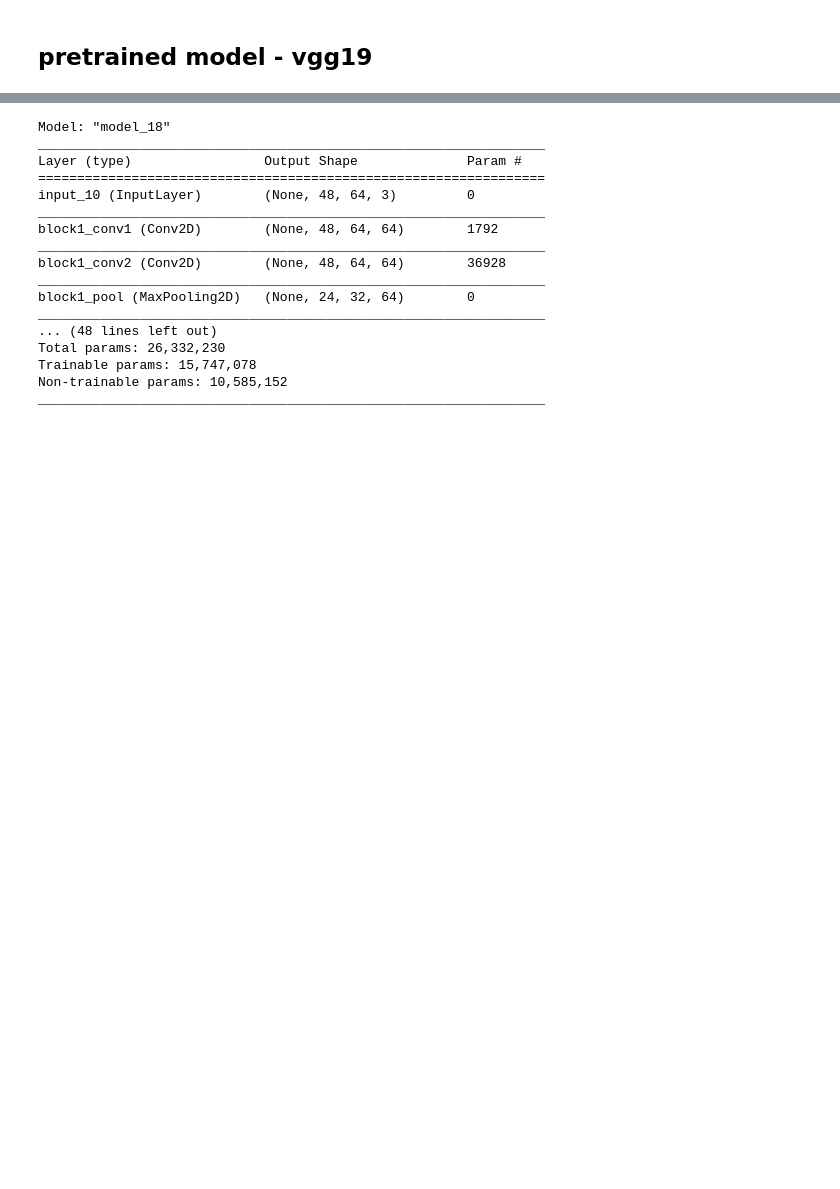
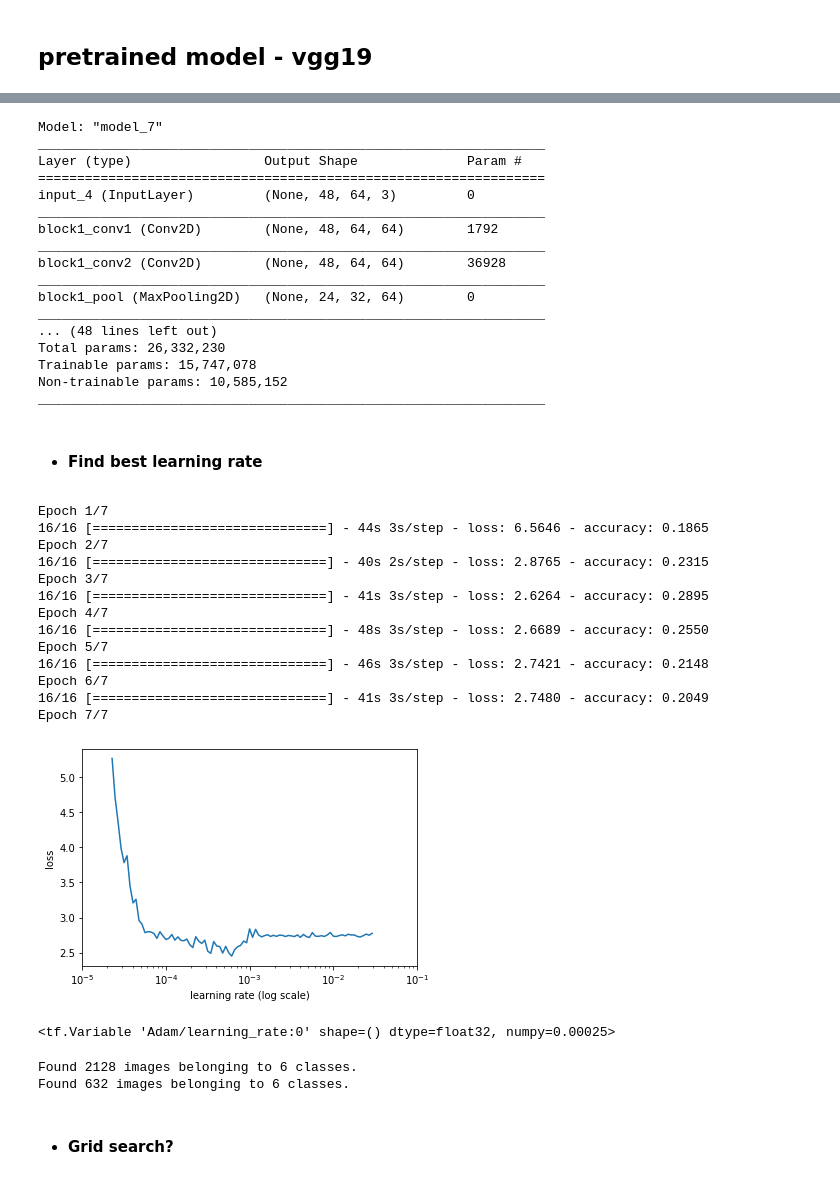
Before and after one commit to alssica/trash-classifier, a Jupyter notebook: CNN-Keras.ipynb, the cells around one changed output, grey strips where cells are left out. Saved outputs shown, nothing was run; the diff lists cells and outputs as text; code cells hidden in the pictures; blank space fills up the shorter version.

```diff
--- a/CNN-Keras.ipynb
+++ b/CNN-Keras.ipynb
@@ -420,5 +427,9 @@ from keras.applications.vgg19 import preprocess_input
 from keras.layers import GlobalAveragePooling2D
 from keras.models import Model
 # %%
-lr = 0.0001
+lr = 0.00012
 l2_alpha = 0.001
+batch_size = 50
+# %%
+train_gen = img_generator(train_path, img_w, img_h, batch_size)
+test_gen = img_generator(test_path, img_w, img_h, batch_size)
@@ -434,15 +452,15 @@ for layer in vgg.layers[:-5]:
 x = vgg.output
 x = Flatten()(x)
 x = Dense(2048, activation="relu")(x)
-x = Dropout(0.2)(x)
+x = Dropout(0.25)(x)
 x = Dense(2048, activation="relu")(x)
-x = Dropout(0.2)(x)
+x = Dropout(0.25)(x)
 y = Dense(num_classes, activation="softmax")(x)
 # %%
 # combined model
 
-combo_vgg5 = Model(input = vgg.input, output = y)
-combo_vgg5.compile(loss = "categorical_crossentropy",
+combo_vgg_8 = Model(input = vgg.input, output = y)
+combo_vgg_8.compile(loss = "categorical_crossentropy",
                   optimizer= keras.optimizers.Adam(learning_rate=lr),
                   metrics=["accuracy"])
 # %%
@@ -450,11 +468,11 @@ checkpoint_vgg = ModelCheckpoint("model/vgg19_5.h5", monitor='val_accuracy', ver
 # %%
-combo_vgg5.summary()
+combo_vgg_8.summary()
 # %% [output]
-Model: "model_18"
+Model: "model_7"
 _________________________________________________________________
 Layer (type)                 Output Shape              Param #
 =================================================================
-input_10 (InputLayer)        (None, 48, 64, 3)         0
+input_4 (InputLayer)         (None, 48, 64, 3)         0
 _________________________________________________________________
 block1_conv1 (Conv2D)        (None, 48, 64, 64)        1792
 _________________________________________________________________
@@ -467,3 +485,28 @@ Total params: 26,332,230
 Trainable params: 15,747,078
 Non-trainable params: 10,585,152
 _________________________________________________________________
+# %% [markdown]
+* #### Find best learning rate
+# %%
+# method 1 - utils
+from utils.lr_finder1 import LRFinder1
+lr_finder1 = LRFinder1(combo_vgg_8)
+# lr_finder1 = LRFinder1(combo_res50_1)
+lr_finder1.find_generator(train_gen, 1e-5, 1e-1, epochs=7, steps_per_epoch=len(X_train_df) // batch_size)
+lr_finder1.restore_weights()
+lr_finder1.plot_loss()
+# %% [output]
+Epoch 1/7
+16/16 [==============================] - 44s 3s/step - loss: 6.5646 - accuracy: 0.1865
+Epoch 2/7
+16/16 [==============================] - 40s 2s/step - loss: 2.8765 - accuracy: 0.2315
+Epoch 3/7
+16/16 [==============================] - 41s 3s/step - loss: 2.6264 - accuracy: 0.2895
+Epoch 4/7
+16/16 [==============================] - 48s 3s/step - loss: 2.6689 - accuracy: 0.2550
+Epoch 5/7
+16/16 [==============================] - 46s 3s/step - loss: 2.7421 - accuracy: 0.2148
+Epoch 6/7
+16/16 [==============================] - 41s 3s/step - loss: 2.7480 - accuracy: 0.2049
+Epoch 7/7
+[figure, added]
@@ -469,0 +526,19 @@ _________________________________________________________________
+# %%
+# update lr rate, regen
+import keras.backend as K
+
+K.set_value(combo_vgg_8.optimizer.learning_rate, 0.00025)
+print(combo_vgg_8.optimizer.learning_rate)
+# %% [output]
+<tf.Variable 'Adam/learning_rate:0' shape=() dtype=float32, numpy=0.00025>
+# %%
+# regen
+X_train_df, X_test_df, y_train_df, y_test_df = split_and_aug(dict_df, 0.25)
+batch_size = 128
+train_gen = img_generator(train_path, img_w, img_h, batch_size)
+test_gen = img_generator(test_path, img_w, img_h, batch_size)
+# %% [output]
+Found 2128 images belonging to 6 classes.
+Found 632 images belonging to 6 classes.
+# %% [markdown]
+* #### Grid search?
```
Also changed, not shown: parts of 29 cells of this notebook, 10 other files.
